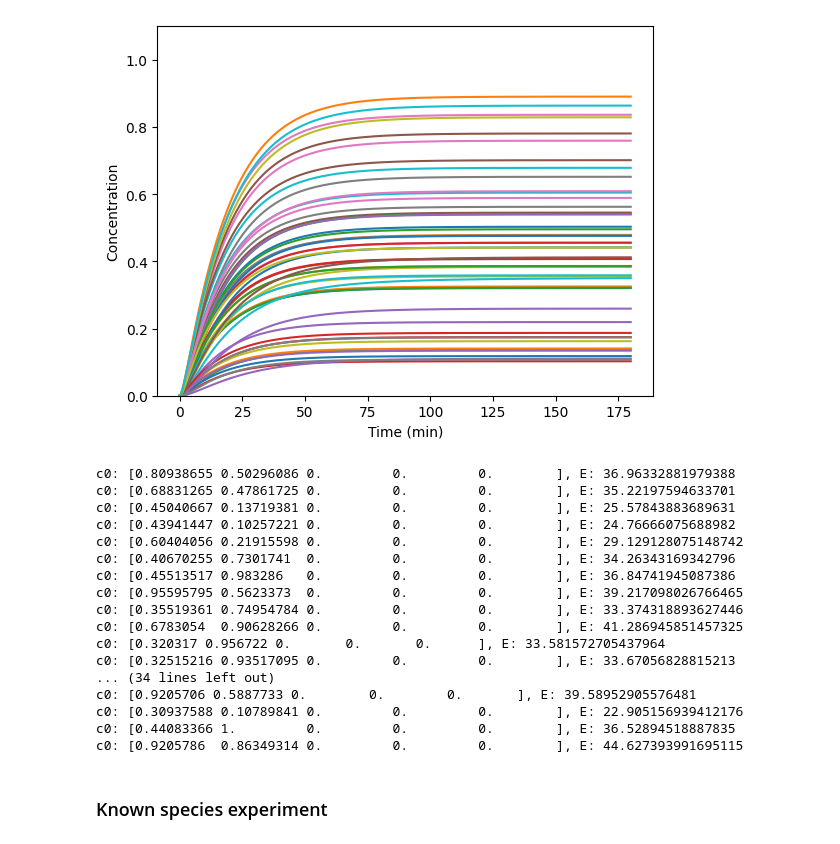
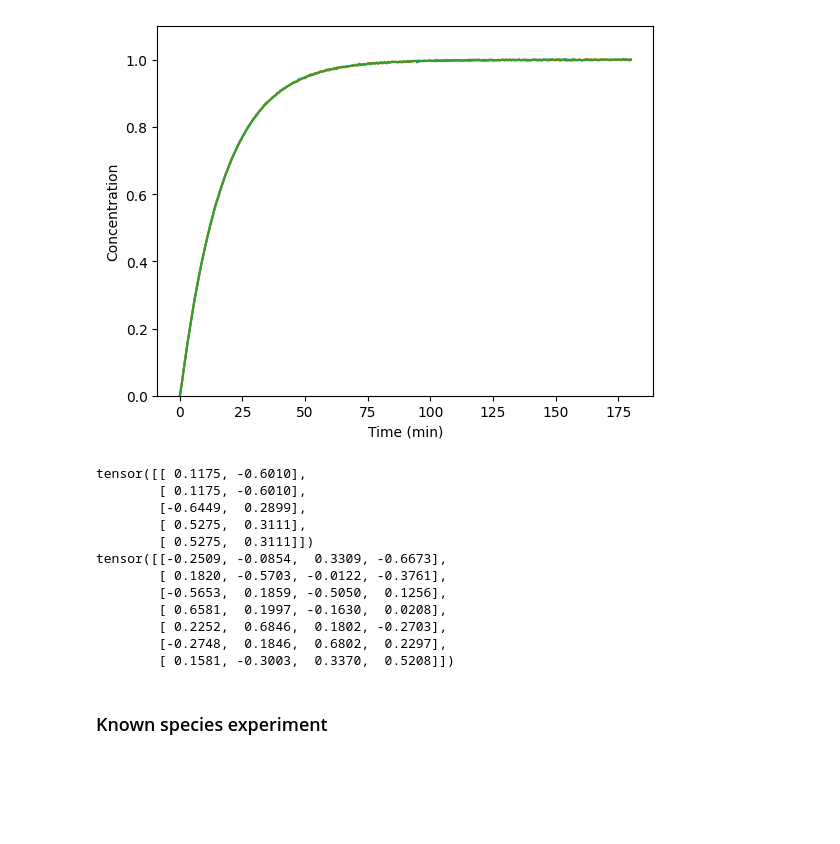
Before and after one commit to tiernan7/DSD-CRNN, a Jupyter notebook: one_latent.ipynb, the cells around one changed output. Saved outputs shown, nothing was run; the diff lists cells and outputs as text; code cells hidden in the pictures; blank space fills up the shorter version.

```diff
--- a/one_latent.ipynb
+++ b/one_latent.ipynb
@@ -28,63 +28,62 @@ E_bounds = (-np.inf, np.inf)  # No bounds on enzyme concentration
 
 data_gen = SyntheticDataGenerator(
     mechanism='one_step_1latent',
-    reaction_rates=ks,
-    initial_concentration_ranges=y0,
-    noise_level=0,
+    noise_level=0.1,
     t_end=t_end,
     n_timepoints = t_end//30,  # every 30 seconds
     seed=42,
-    E_bounds=E_bounds,
 )
 
-batch_size = 50
-batch = data_gen.generate_batch(batch_size)
-norm = Normalize(max_concentration=torch.max(batch["c0"]))
+y0_list = np.array([
+    [100, 100, 0, 0, 0],  # Initial concentration for species A and B
+    [100, 100, 0, 0, 0],  # Initial concentration for species A and B
+    [100, 100, 0, 0, 0],  # Initial concentration for species A and B
+])
 
+k_list = np.array([
+    [0.003, 0.001],  # Rate constant for the reaction A -> B
+    [0.003, 0.001],  # Rate constant for the reaction A -> B
+    [0.003, 0.001],  # Rate constant for the reaction A -> B
+])
+batch = data_gen.generate_batch(y0_list, k_list)
+norm = Normalize(max(y0_list.flatten()))
 ds = KineticDataset(batch, transform=norm)
+batch_size = len(ds)
 # %%
 # Visualize kinetics for each sample on a single plot
 t = ds.get_t().numpy()
 for i in range(batch_size):
     sample = ds[i]
     y = sample['y'].numpy()
-
     plt.plot(t/60, y, label=f'Sample {i}')
+plt.ylim(0,1.1)
 plt.xlabel('Time (min)')
 plt.ylabel('Concentration')
-plt.ylim(0, 1.1)
 plt.show()
-
-for d in ds:
-    c0 = d['c0']
-    E = data_gen._E_from_fim(data_gen._SVD(data_gen._compute_fim_output(c0, summed = True)))
-    print(f"c0: {c0.numpy()}, E: {E}")
 # %% [output]
-[figure, old version]
+[figure, new version]
-c0: [0.80938655 0.50296086 0.         0.         0.        ], E: 36.96332881979388
-c0: [0.68831265 0.47861725 0.         0.         0.        ], E: 35.22197594633701
-c0: [0.45040667 0.13719381 0.         0.         0.        ], E: 25.57843883689631
-c0: [0.43941447 0.10257221 0.         0.         0.        ], E: 24.76666075688982
-c0: [0.60404056 0.21915598 0.         0.         0.        ], E: 29.129128075148742
-c0: [0.40670255 0.7301741  0.         0.         0.        ], E: 34.26343169342796
-c0: [0.45513517 0.983286   0.         0.         0.        ], E: 36.84741945087386
-c0: [0.95595795 0.5623373  0.         0.         0.        ], E: 39.217098026766465
-c0: [0.35519361 0.74954784 0.         0.         0.        ], E: 33.374318893627446
-c0: [0.6783054  0.90628266 0.         0.         0.        ], E: 41.286945851457325
-c0: [0.320317 0.956722 0.       0.       0.      ], E: 33.581572705437964
-c0: [0.32515216 0.93517095 0.         0.         0.        ], E: 33.67056828815213
-... (34 lines left out)
-c0: [0.9205706 0.5887733 0.        0.        0.       ], E: 39.58952905576481
-c0: [0.30937588 0.10789841 0.         0.         0.        ], E: 22.905156939412176
-c0: [0.44083366 1.         0.         0.         0.        ], E: 36.52894518887835
-c0: [0.9205786  0.86349314 0.         0.         0.        ], E: 44.627393991695115
 # %%
 #hyperparameters
 config = json.load(open('config.json'))
-config["n_train"] = 25
 config["num_reactions"] = 2
-config["lr"] = 0.01
-config["batch_size"] = 5
+config["lr"] = 0.05
+config["epochs"] = 500
+
+print(ds.get_B_null_true())
+print(ds.get_B_null_full())
+# %% [output]
+tensor([[ 0.1175, -0.6010],
+        [ 0.1175, -0.6010],
+        [-0.6449,  0.2899],
+        [ 0.5275,  0.3111],
+        [ 0.5275,  0.3111]])
+tensor([[-0.2509, -0.0854,  0.3309, -0.6673],
+        [ 0.1820, -0.5703, -0.0122, -0.3761],
+        [-0.5653,  0.1859, -0.5050,  0.1256],
+        [ 0.6581,  0.1997, -0.1630,  0.0208],
+        [ 0.2252,  0.6846,  0.1802, -0.2703],
+        [-0.2748,  0.1846,  0.6802,  0.2297],
+        [ 0.1581, -0.3003,  0.3370,  0.5208]])
 # %% [markdown]
 ### Known species experiment
 # %%
```
Also changed, not shown: parts of 1 cell of this notebook, 8 other files.
